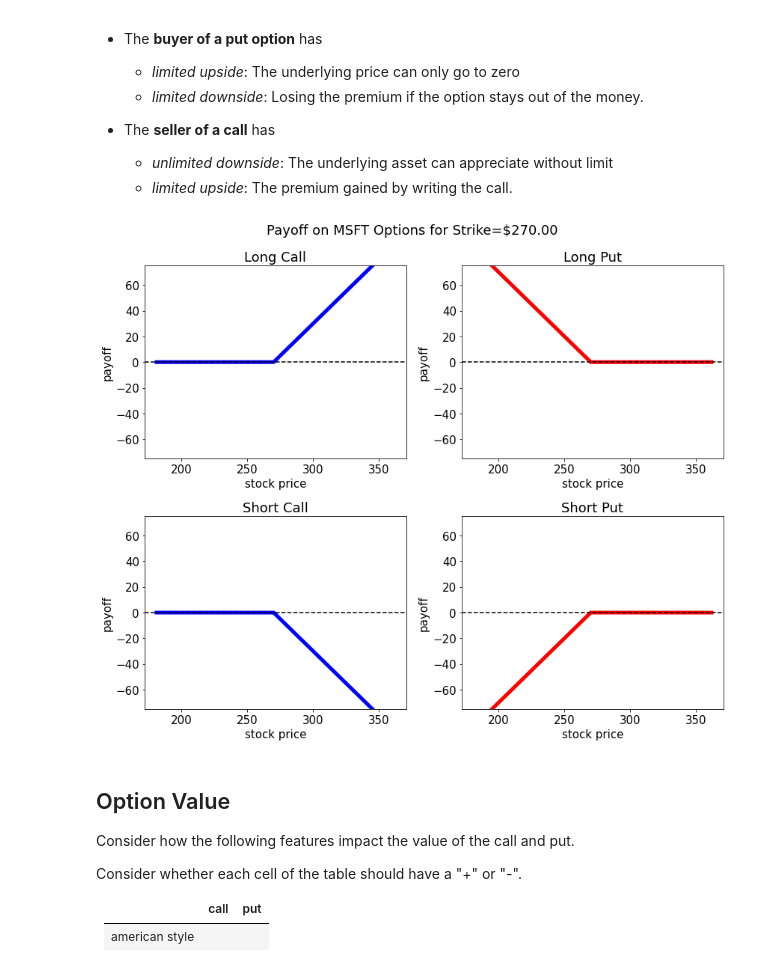
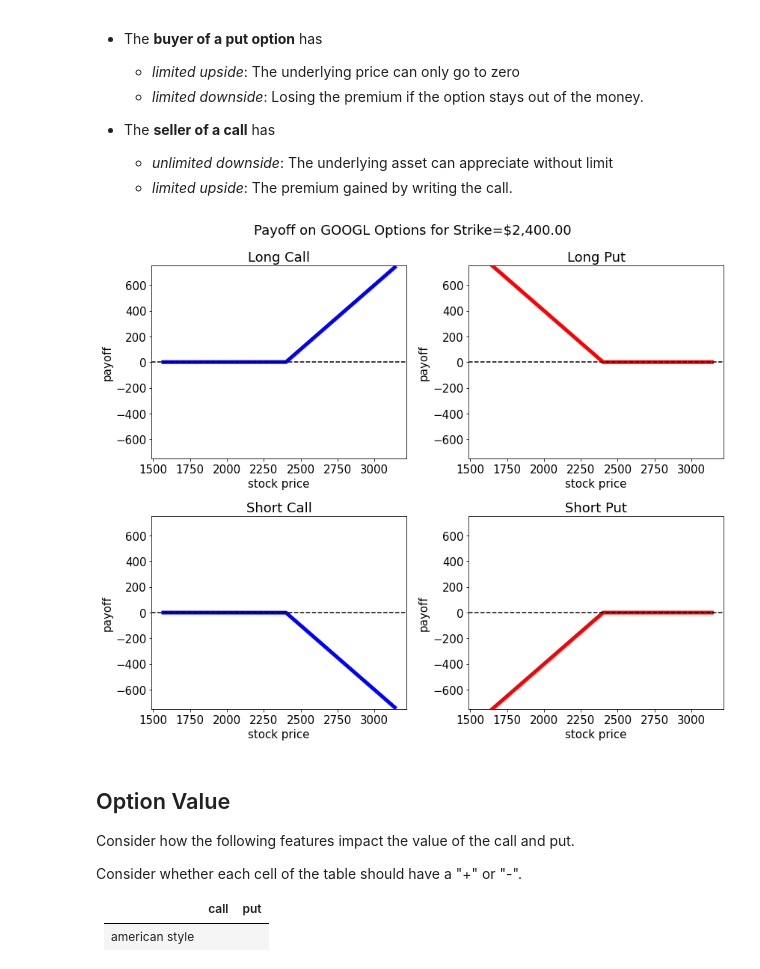
Before and after one commit to MarkHendricks/drw-markets, a Jupyter notebook: notebooks/B.4. Equity Options.ipynb, the cells around one changed output. Drawn from its saved outputs; the diff is of its cells as text; code cells hidden in the pictures.

```diff
--- a/notebooks/B.4. Equity Options.ipynb
+++ b/notebooks/B.4. Equity Options.ipynb
@@ -41,7 +41,7 @@ from matplotlib.ticker import (MultipleLocator,
 
 import yfinance as yf
 # %%
-TICK = 'MSFT'
+TICK = 'GOOGL'
 msft = yf.Ticker(TICK)
 
 DATE = pd.to_datetime(datetime.date.today())
@@ -188,24 +188,24 @@ A put option is not the same as selling, or writing, a call option.
     - *unlimited downside*: The underlying asset can appreciate without limit
     - *limited upside*: The premium gained by writing the call.
 # %%
-yb = 75
+yb = 750
 
 fig,ax = plt.subplots(2,2,figsize=(12,10))
 ex_call.plot(ax=ax[0,0],title='Long Call',xlabel='stock price',ylabel='payoff',ylim=(-yb,yb),linewidth=5,color='b')
 ex_put.plot(ax=ax[0,1],title='Long Put',xlabel='stock price',ylabel='payoff',ylim=(-yb,yb),linewidth=5,color='r')
 (-ex_call).plot(ax=ax[1,0],title='Short Call',xlabel='stock price',ylabel='payoff',ylim=(-yb,yb),linewidth=5,color='b')
 (-ex_put).plot(ax=ax[1,1],title='Short Put',xlabel='stock price',ylabel='payoff',ylim=(-yb,yb),linewidth=5,color='r')
 
 ax[0,0].axhline(0,color='k',linestyle='--')
 ax[0,1].axhline(0,color='k',linestyle='--')
 ax[1,0].axhline(0,color='k',linestyle='--')
 ax[1,1].axhline(0,color='k',linestyle='--')
 
 plt.suptitle(f'Payoff on {TICK} Options for Strike=${K:,.2f}')
 plt.tight_layout()
 plt.show()
 # %% [output]
-[figure, old version]
+[figure, new version]
 # %% [markdown]
 ## Option Value
 
```
Also changed, not shown: parts of 28 cells of this notebook.
